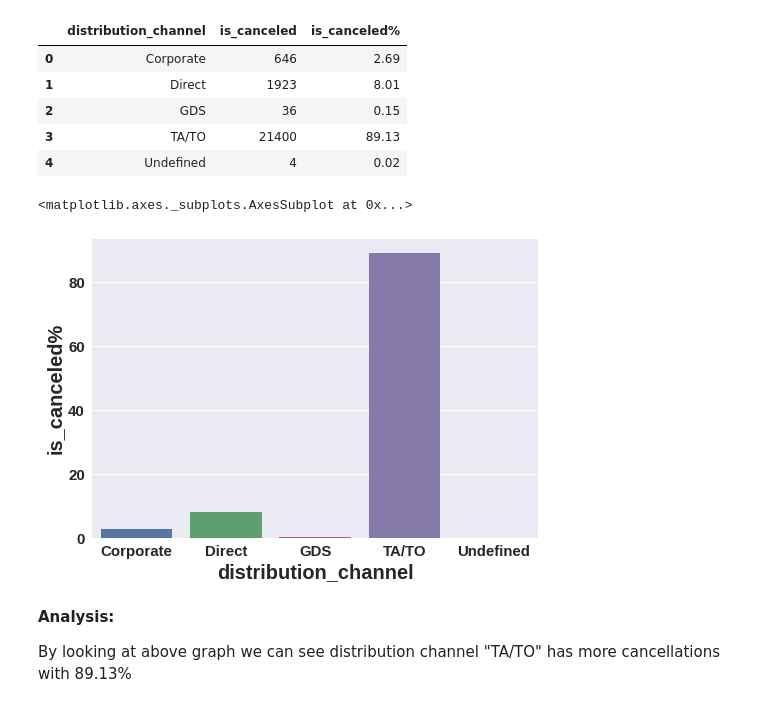
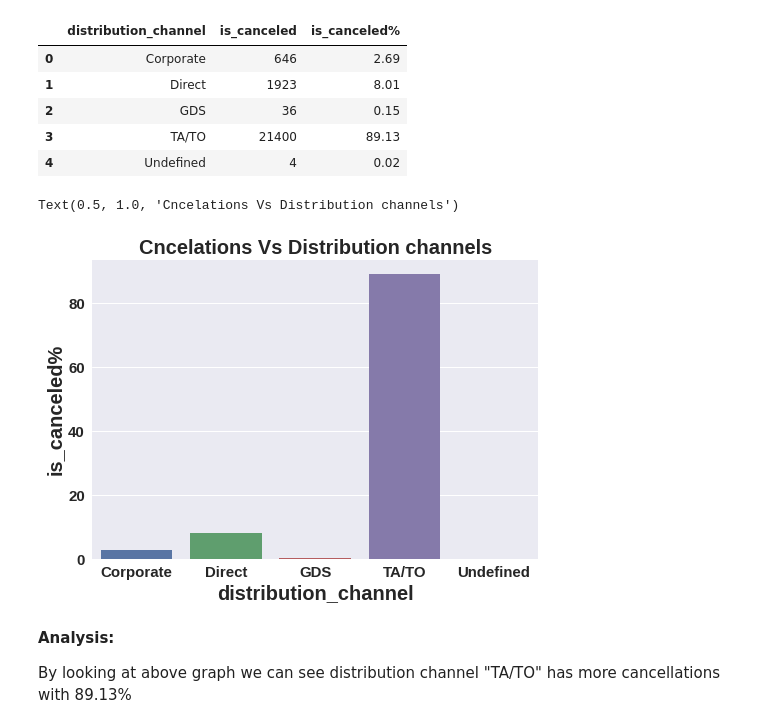
Before and after one commit to BhupathiSampath/Hotel-booking-analysis, a Jupyter notebook: Hotel_Booking_Analysis_Capstone_Project.ipynb, the cells around one changed output. Saved outputs shown, nothing was run; the diff lists cells and outputs as text; code cells hidden in the pictures.

```diff
--- a/Hotel_Booking_Analysis_Capstone_Project.ipynb
+++ b/Hotel_Booking_Analysis_Capstone_Project.ipynb
@@ -464,9 +465,10 @@ distribution_channel
 | 4 | Undefined | 4 | 0.02 |
 # %%
 sns.barplot(x = distribution_channel["distribution_channel"], y = distribution_channel["is_canceled%"])
+plt.title("Cncelations Vs Distribution channels")
 # %% [output]
-<matplotlib.axes._subplots.AxesSubplot at 0x...>
+Text(0.5, 1.0, 'Cncelations Vs Distribution channels')
-[figure, old version]
+[figure, new version]
 # %% [markdown]
 **Analysis:**
 
```
Also changed, not shown: parts of 4 cells of this notebook.
